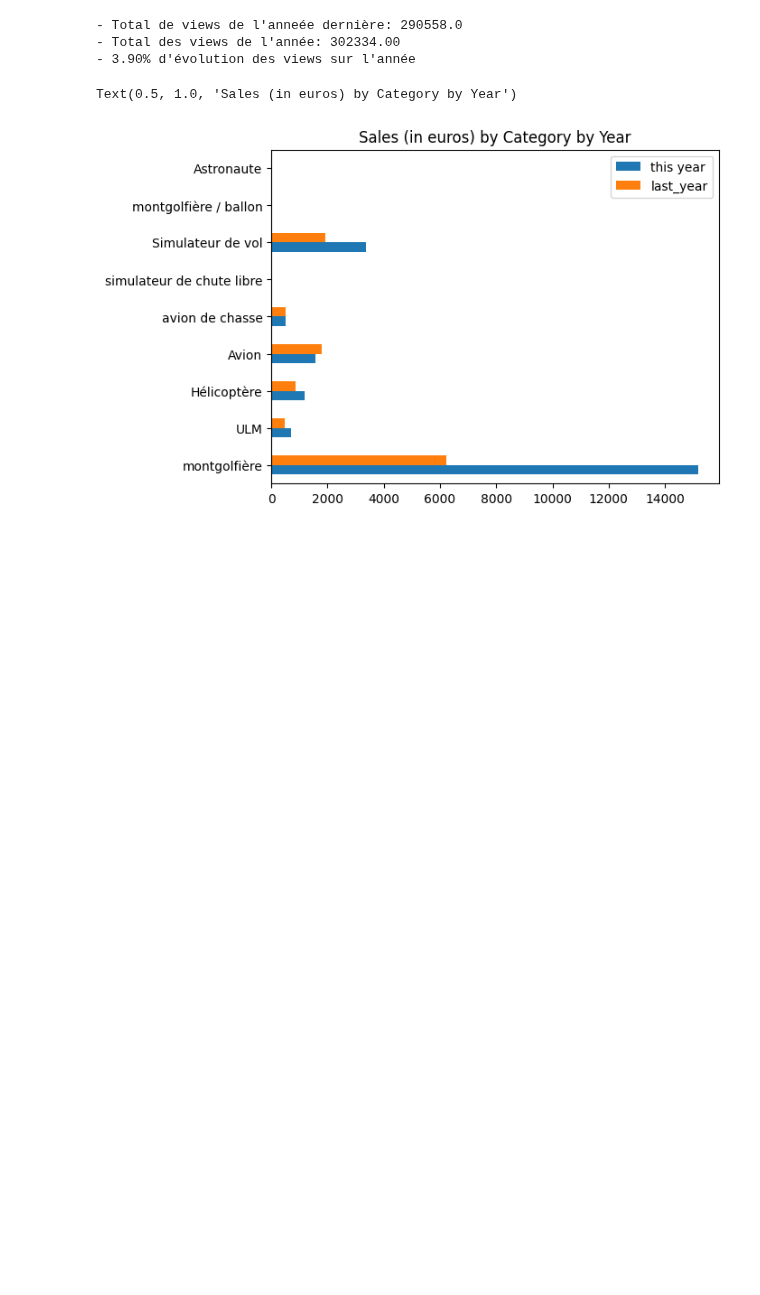
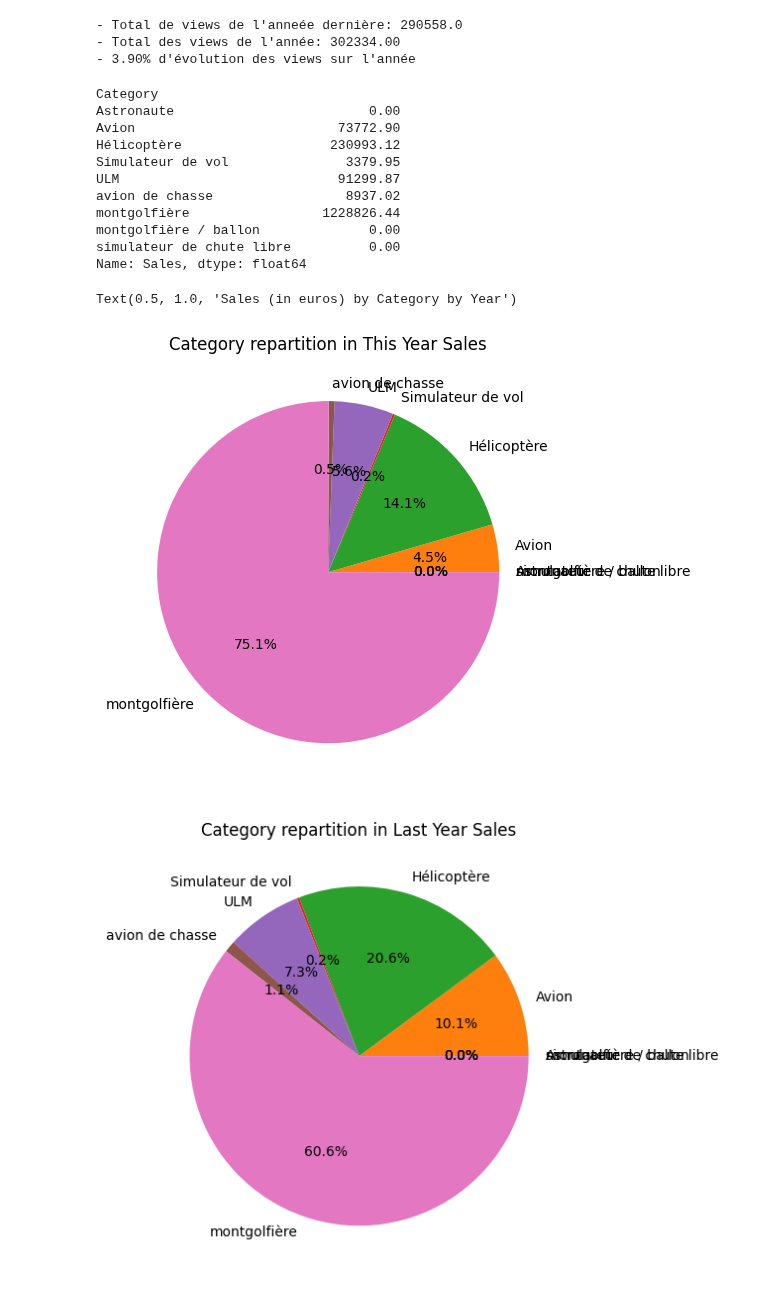
Before and after one commit to Alhuin/SmartBoxAnalysis, a Jupyter notebook: SmartBoxAnalysis.ipynb, the cells around one changed output. Saved outputs shown, nothing was run; the diff lists cells and outputs as text; code cells hidden in the pictures; blank space fills up the shorter version.

```diff
--- a/SmartBoxAnalysis.ipynb
+++ b/SmartBoxAnalysis.ipynb
@@ -137,12 +137,36 @@ print(f'- {format(100 - last_year_views * 100 / year_views, ".2f")}% d\'évoluti
 - Total des views de l'année: 302334.00
 - 3.90% d'évolution des views sur l'année
 # %%
-sales_by_category = sales.groupby("Category")["Sales"].mean()
-sales_by_category_last_year = sales.groupby("Category")["Sales Last Year"].mean()
-categories = sales["Category"].unique()
+sales_by_category = sales.groupby("Category")["Sales"].sum()
+sales_by_category_last_year = sales.groupby("Category")["Sales Last Year"].sum()
+categories = sales_by_category.keys()
+
+print(sales_by_category)
+fig, ax = plt.subplots()
+ax.pie(sales_by_category, labels=categories, autopct='%1.1f%%')
+ax.set_title("Category repartition in This Year Sales")
+fig.tight_layout()
+
+fig, ax = plt.subplots()
+ax.pie(sales_by_category_last_year, labels=sales_by_category_last_year.keys(), autopct='%1.1f%%')
+ax.set_title("Category repartition in Last Year Sales")
+fig.tight_layout()
+
 df = pd.DataFrame({"this year": sales_by_category, "last_year":sales_by_category_last_year}, index=categories)
 ax = df.plot.barh()
 ax.set_title("Sales (in euros) by Category by Year")
 # %% [output]
-Text(0.5, 1.0, 'Sales (in euros) by Category by Year')
+Category
+Astronaute                         0.00
+Avion                          73772.90
+Hélicoptère                   230993.12
+Simulateur de vol               3379.95
+ULM                            91299.87
+avion de chasse                 8937.02
+montgolfière                 1228826.44
+montgolfière / ballon              0.00
+simulateur de chute libre          0.00
+Name: Sales, dtype: float64
+Text(0.5, 1.0, 'Sales (in euros) by Category by Year')
-[figure, old version]
+[figure, new version]
+[figure, added]
```
Also changed, not shown: parts of 2 cells of this notebook.
